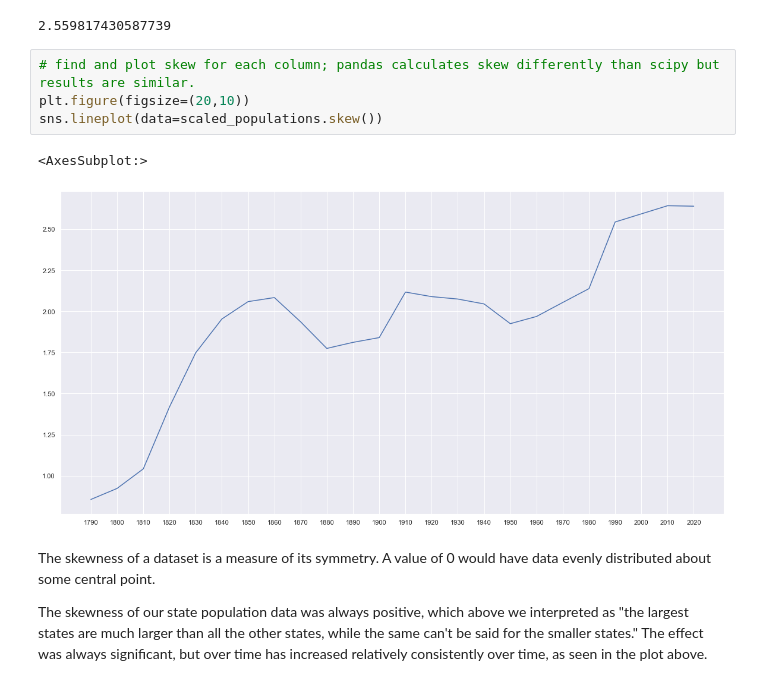
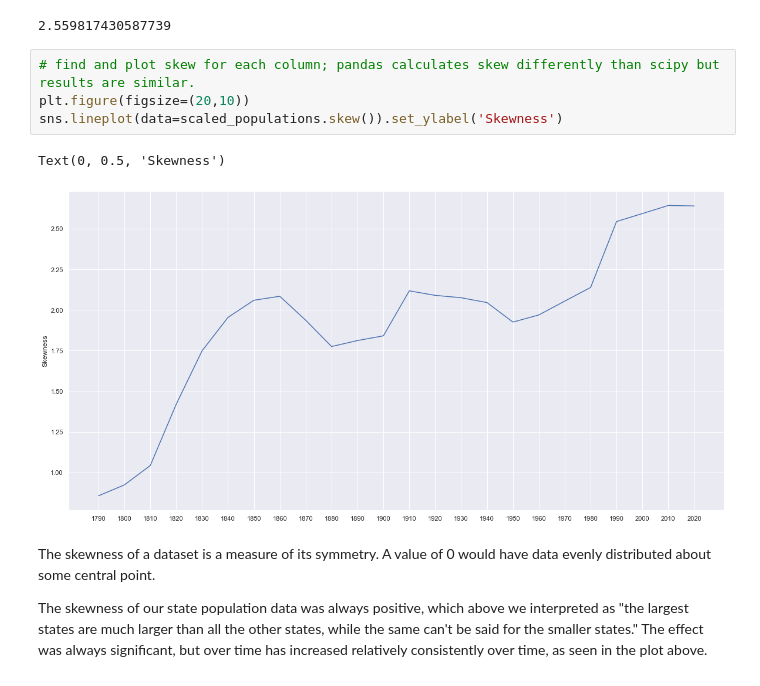
Before and after one commit to philmann7/senate-power, a Jupyter notebook: senate_inequality.ipynb, the cells around one changed output. Cells and saved outputs as stored; diff of their text form.

```diff
--- a/senate_inequality.ipynb
+++ b/senate_inequality.ipynb
@@ -428,10 +428,10 @@ skew(scaled_populations['2020'])
 # %%
 # find and plot skew for each column; pandas calculates skew differently than scipy but results are similar.
 plt.figure(figsize=(20,10))
-sns.lineplot(data=scaled_populations.skew())
+sns.lineplot(data=scaled_populations.skew()).set_ylabel('Skewness')
 # %% [output]
-<AxesSubplot:>
+Text(0, 0.5, 'Skewness')
-[figure, old version]
+[figure, new version]
 # %% [markdown]
 The skewness of a dataset is a measure of its symmetry. A value of 0 would have data evenly distributed about some central point.
 
```
Also changed, not shown: parts of 8 cells of this notebook.
